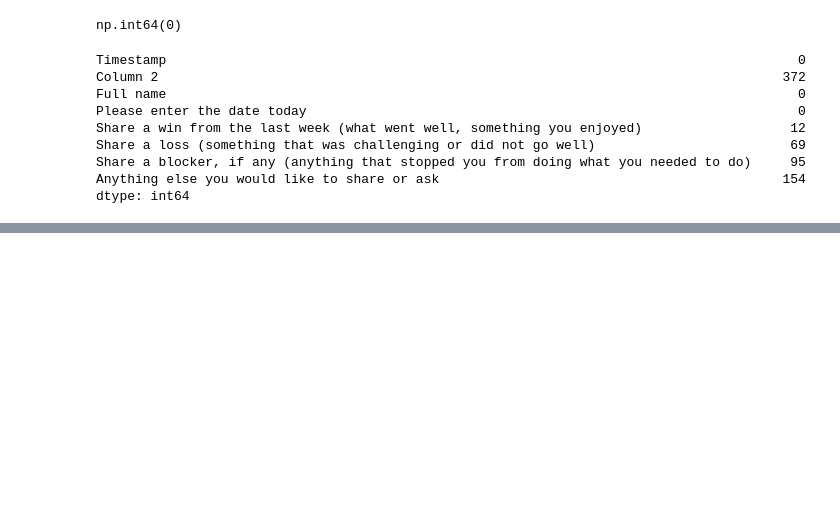
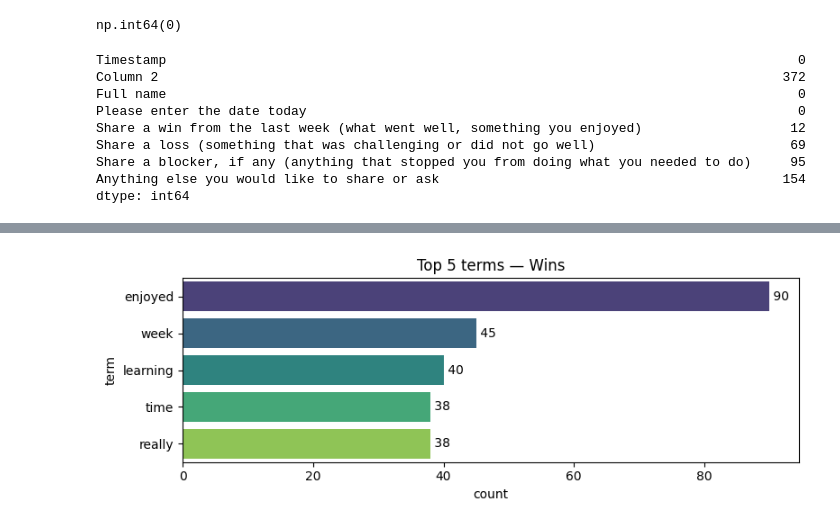
Before and after one commit to WesleySephai/NLP-Trend-Identification, a Jupyter notebook: nlp1.ipynb, the cells around one changed output, grey strips where cells are left out. Saved outputs shown, nothing was run; the diff lists cells and outputs as text; code cells hidden in the pictures; blank space fills up the shorter version.

```diff
--- a/nlp1.ipynb
+++ b/nlp1.ipynb
@@ -67,0 +117,4 @@ dtype: int64
+# %%
+# combine all feedback copy into one column for analysis
+df['All_Copy'] = df[Win].astype(str) + " " + df[Loss].astype(str) + " " + df[Blocker].astype(str)
+df['All_Copy'].head()
@@ -67,0 +297,15 @@ dtype: int64
+# %%
+
+# Prepare documents: use the combined column if available
+if 'All_Copy' not in df.columns:
+    df['All_Copy'] = df[Win].astype(str) + ' ' + df[Loss].astype(str) + ' ' + df[Blocker].astype(str)
+documents = df['All_Copy'].fillna('').astype(str).tolist()
+
+# Vectorize (simple count vectorizer). Use min_df=1 so small datasets still produce terms.
+vectorizer = CountVectorizer(max_df=0.95, min_df=1, stop_words='english')
+dtm = vectorizer.fit_transform(documents)
+
+# Fit LDA
+n_topics = 5
+lda = LatentDirichletAllocation(n_components=n_topics, random_state=0, learning_method='batch')
+lda.fit(dtm)
@@ -67,0 +381,61 @@ dtype: int64
+# %%
+# Guarded imports
+try:
+    from sklearn.feature_extraction.text import CountVectorizer as CV
+except Exception:
+    CV = None
+
+try:
+    from wordcloud import WordCloud
+except Exception:
+    WordCloud = None
+
+def top_terms_df(column, n=15):
+    if 'df' not in globals():
+        raise RuntimeError('DataFrame `df` not found - run preprocessing cells first')
+    docs = df[column].fillna('').astype(str).tolist()
+    if not any(doc.strip() for doc in docs):
+        return pd.DataFrame(columns=['term','count'])
+    if CV is None:
+        # try local import if sklearn was missing earlier
+        from sklearn.feature_extraction.text import CountVectorizer as CV_local
+        vec = CV_local(max_df=0.95, min_df=1, stop_words='english')
+    else:
+        vec = CV(max_df=0.95, min_df=1, stop_words='english')
+    X = vec.fit_transform(docs)
+    sums = X.sum(axis=0).A1
+    terms = vec.get_feature_names_out()
+    idx = sums.argsort()[::-1][:n]
+    return pd.DataFrame({'term': terms[idx], 'count': sums[idx].astype(int)})
+
+def plot_term_bar(df_top, title):
+    if df_top.empty:
+        print(f'No terms for {title}')
+        return
+    plt.figure(figsize=(8, max(3, len(df_top)*0.35)))
+    sns.barplot(x='count', y='term', data=df_top, palette='viridis')
+    plt.title(title)
+    for i, (cnt, term) in enumerate(zip(df_top['count'], df_top['term'])):
+        plt.text(cnt, i, f' {int(cnt)}', va='center')
+    plt.tight_layout()
+    plt.show()
+
+    # WordCloud (optional)
+    if WordCloud is not None:
+        freqs = dict(zip(df_top['term'], df_top['count']))
+        wc = WordCloud(width=800, height=400, background_color='white').generate_from_frequencies(freqs)
+        plt.figure(figsize=(10,4))
+        plt.imshow(wc, interpolation='bilinear')
+        plt.axis('off')
+        plt.title(title + ' — WordCloud')
+        plt.show()
+    else:
+        print('WordCloud not available; skipped word cloud for', title)
+
+# Display & plot Top-5 for each column
+for col, label in [(Win, 'Wins'), (Loss, 'Losses'), (Blocker, 'Blockers')]:
+    print(f'\n== {label} (Top 5) ==')
+    df_top = top_terms_df(col, n=5)
+    display(df_top)
+    plot_term_bar(df_top, f'Top 5 terms — {label}')
+# %% [output]
@@ -67,0 +452 @@ dtype: int64
+[figure, added]
```
Also changed, not shown: parts of 25 cells of this notebook.
